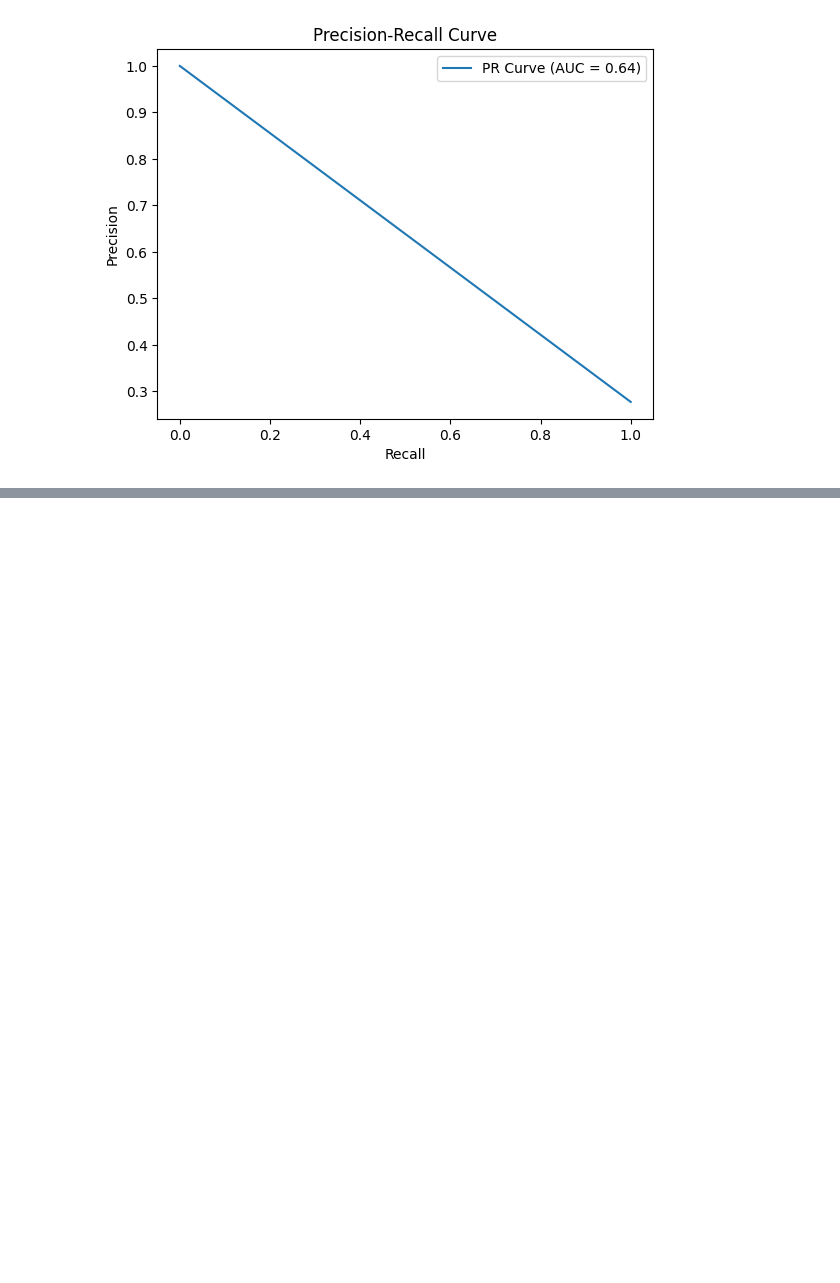
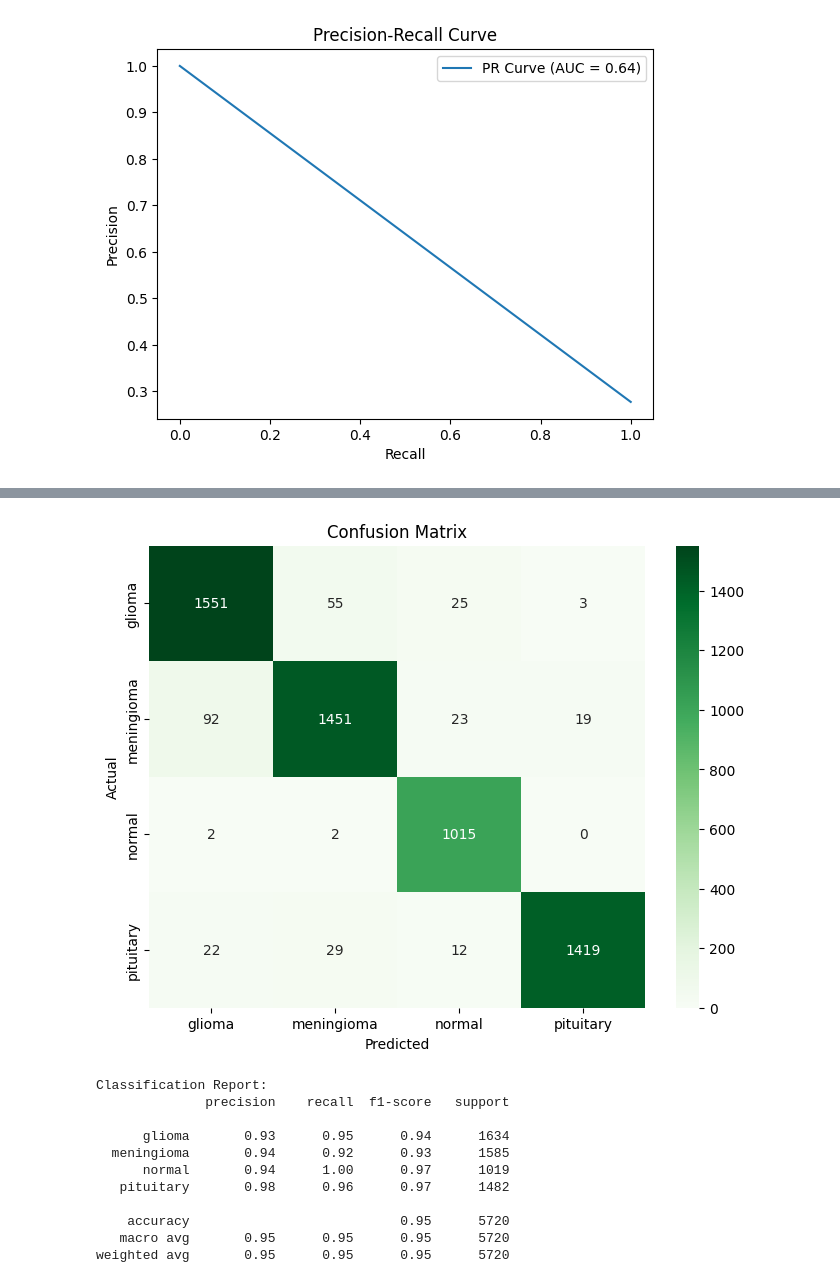
Before and after one commit to Abhinand2082/MCA-Lab-Experiments, a Jupyter notebook: Main Project/brain-tumor-classification.ipynb, the cells around one changed output, grey strips where cells are left out. Cells and saved outputs as stored; diff of their text form; code cells hidden in the pictures; blank space fills up the shorter version.

```diff
--- a/Main Project/brain-tumor-classification.ipynb
+++ b/Main Project/brain-tumor-classification.ipynb
@@ -808,0 +1192,27 @@ plt.show()
+# %%
+
+
+model_path = "/kaggle/input/mobilenetv_3/keras/default/1/brain_tumor_classification_mobilenet_mod.h5"
+model = load_model(model_path)
+
+from tensorflow.keras.preprocessing.image import ImageDataGenerator
+
+# Assuming your test set is in 'Dataset/Testing' folder, set the path
+test_dir = '/kaggle/input/brain-tumor-dataset/Brain_Tumor_Multiclass_Dataset/Validation'
+
+# Image data generator for test images
+test_datagen = ImageDataGenerator(rescale=1./255)
+
+# Test data generator
+test_generator = test_datagen.flow_from_directory(
+    test_dir,
+    target_size=(img_size, img_size),
+    batch_size=32,
+    class_mode='categorical',
+    shuffle=False
+)
+
+# Generate predictions
+Y_pred = model.predict(test_generator)
+y_pred = np.argmax(Y_pred, axis=1)
+y_true = test_generator.classes
@@ -808,0 +1222,28 @@ plt.show()
+# %%
+# Confusion Matrix
+cm = confusion_matrix(y_true, y_pred)
+
+# Plotting confusion matrix
+plt.figure(figsize=(8, 6))
+sns.heatmap(cm, annot=True, fmt="d", cmap="Greens", xticklabels=test_generator.class_indices.keys(), yticklabels=test_generator.class_indices.keys())
+plt.ylabel('Actual')
+plt.xlabel('Predicted')
+plt.title('Confusion Matrix')
+plt.show()
+
+# Classification report
+print("Classification Report:")
+print(classification_report(y_true, y_pred, target_names=test_generator.class_indices.keys()))
+# %% [output]
+[figure, added]
+Classification Report:
+              precision    recall  f1-score   support
+
+      glioma       0.93      0.95      0.94      1634
+  meningioma       0.94      0.92      0.93      1585
+      normal       0.94      1.00      0.97      1019
+   pituitary       0.98      0.96      0.97      1482
+
+    accuracy                           0.95      5720
+   macro avg       0.95      0.95      0.95      5720
+weighted avg       0.95      0.95      0.95      5720
```
Also changed, not shown: parts of 35 cells of this notebook.
